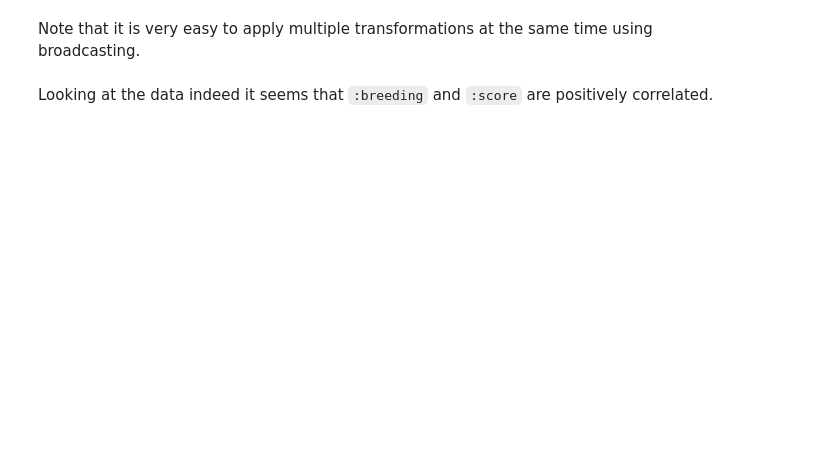
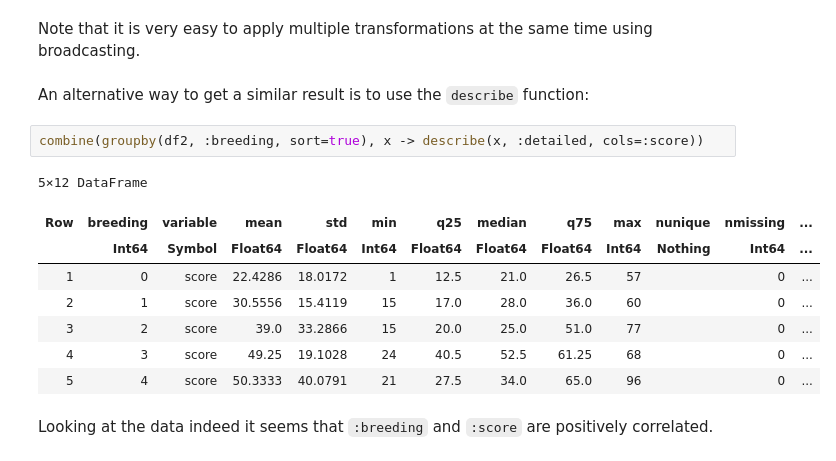
Before and after one commit to bkamins/DataFrames-Showcase, a Jupyter notebook: bison.ipynb, the cells around one changed output. Drawn from its saved outputs; the diff is of its cells as text; blank space fills up the shorter version.

```diff
--- a/bison.ipynb
+++ b/bison.ipynb
@@ -256,5 +276,18 @@ combine(groupby(df2, :breeding, sort=true), :score .=> [mean, std, minimum, medi
 | 5 | 4 | 50.3333 | 40.0791 | 21 | 34.0 | 96 |
 # %% [markdown]
 Note that it is very easy to apply multiple transformations at the same time using broadcasting.
+# %% [markdown]
+An alternative way to get a similar result is to use the `describe` function:
+# %%
+combine(groupby(df2, :breeding, sort=true), x -> describe(x, :detailed, cols=:score))
+# %% [output]
+5×12 DataFrame
+| Row | breeding | variable | mean | std | min | q25 | median | q75 | max | nunique | nmissing | ... |
+|  | Int64 | Symbol | Float64 | Float64 | Int64 | Float64 | Float64 | Float64 | Int64 | Nothing | Int64 | ... |
+| 1 | 0 | score | 22.4286 | 18.0172 | 1 | 12.5 | 21.0 | 26.5 | 57 |  | 0 | ... |
+| 2 | 1 | score | 30.5556 | 15.4119 | 15 | 17.0 | 28.0 | 36.0 | 60 |  | 0 | ... |
+| 3 | 2 | score | 39.0 | 33.2866 | 15 | 20.0 | 25.0 | 51.0 | 77 |  | 0 | ... |
+| 4 | 3 | score | 49.25 | 19.1028 | 24 | 40.5 | 52.5 | 61.25 | 68 |  | 0 | ... |
+| 5 | 4 | score | 50.3333 | 40.0791 | 21 | 27.5 | 34.0 | 65.0 | 96 |  | 0 | ... |
 # %% [markdown]
 Looking at the data indeed it seems that `:breeding` and `:score` are positively correlated.
```
Also changed, not shown: parts of 16 cells of this notebook, 3 other files.
